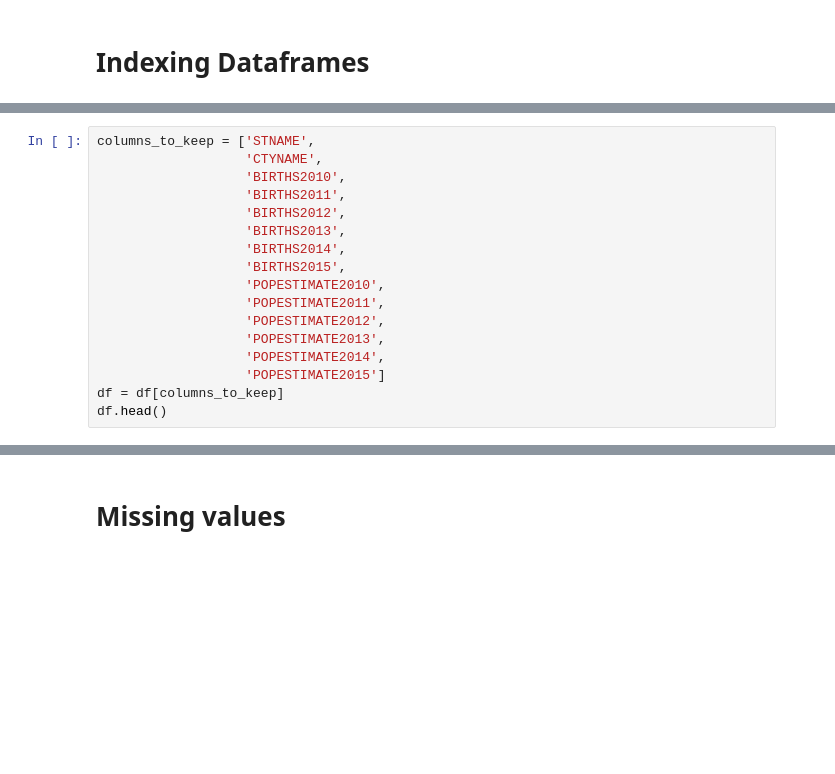
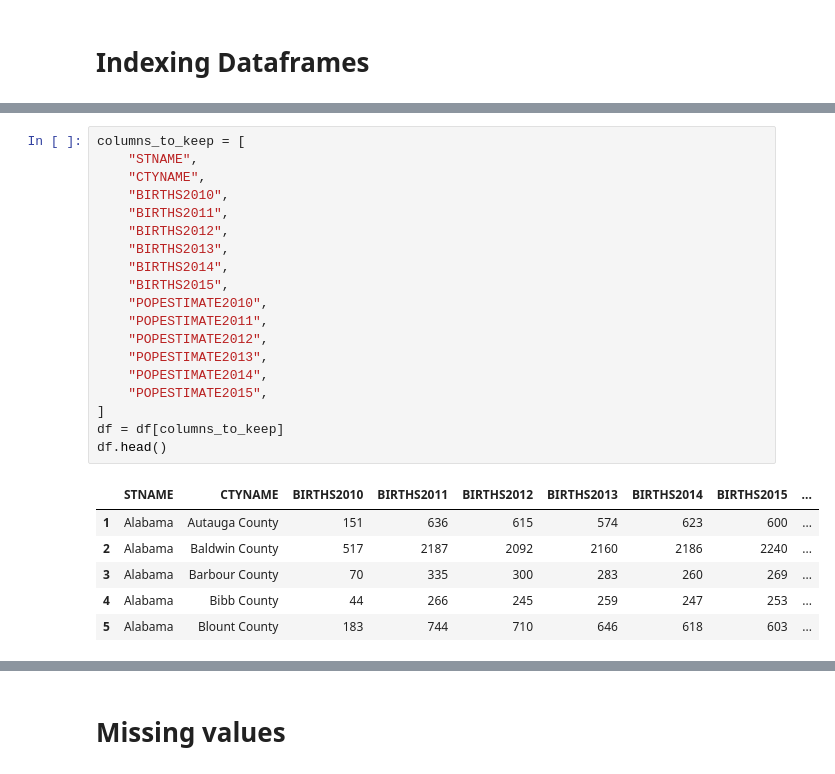
Before and after one commit to jacob5412/Applied-Data-Science-with-Python-Specialization, a Jupyter notebook: 1-Introduction_to_Data_Science_in_Python/practice/week2/Week+2.ipynb, the cells around one changed output, grey strips where cells are left out. Saved outputs shown, nothing was run; the diff lists cells and outputs as text; blank space fills up the shorter version.

```diff
--- a/1-Introduction_to_Data_Science_in_Python/practice/week2/Week+2.ipynb
+++ b/1-Introduction_to_Data_Science_in_Python/practice/week2/Week+2.ipynb
@@ -592,17 +690,26 @@ df.head()
 # %%
-columns_to_keep = ['STNAME',
-                   'CTYNAME',
-                   'BIRTHS2010',
-                   'BIRTHS2011',
-                   'BIRTHS2012',
-                   'BIRTHS2013',
-                   'BIRTHS2014',
-                   'BIRTHS2015',
-                   'POPESTIMATE2010',
-                   'POPESTIMATE2011',
-                   'POPESTIMATE2012',
-                   'POPESTIMATE2013',
-                   'POPESTIMATE2014',
-                   'POPESTIMATE2015']
+columns_to_keep = [
+    "STNAME",
+    "CTYNAME",
+    "BIRTHS2010",
+    "BIRTHS2011",
+    "BIRTHS2012",
+    "BIRTHS2013",
+    "BIRTHS2014",
+    "BIRTHS2015",
+    "POPESTIMATE2010",
+    "POPESTIMATE2011",
+    "POPESTIMATE2012",
+    "POPESTIMATE2013",
+    "POPESTIMATE2014",
+    "POPESTIMATE2015",
+]
 df = df[columns_to_keep]
 df.head()
+# %% [output]
+|  | STNAME | CTYNAME | BIRTHS2010 | BIRTHS2011 | BIRTHS2012 | BIRTHS2013 | BIRTHS2014 | BIRTHS2015 | ... |
+| 1 | Alabama | Autauga County | 151 | 636 | 615 | 574 | 623 | 600 | ... |
+| 2 | Alabama | Baldwin County | 517 | 2187 | 2092 | 2160 | 2186 | 2240 | ... |
+| 3 | Alabama | Barbour County | 70 | 335 | 300 | 283 | 260 | 269 | ... |
+| 4 | Alabama | Bibb County | 44 | 266 | 245 | 259 | 247 | 253 | ... |
+| 5 | Alabama | Blount County | 183 | 744 | 710 | 646 | 618 | 603 | ... |
```
Also changed, not shown: parts of 30 cells of this notebook, 8 other files.
